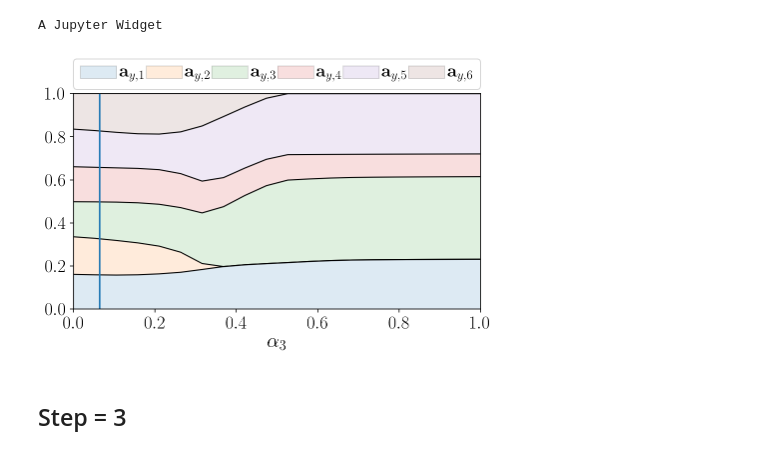
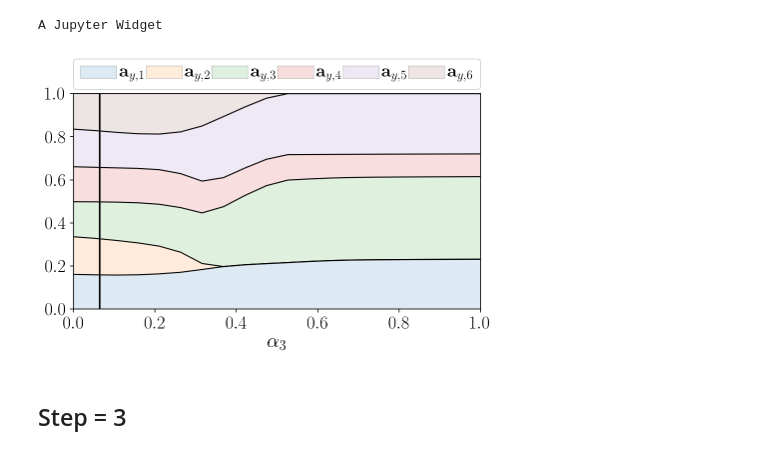
Before and after one commit to Intelligent-Systems-Phystech/MSThesis, a Jupyter notebook: Isachenko2018MultivariateQPFS/code/3-ImportancesECoG.ipynb, the cells around one changed output. Drawn from its saved outputs; the diff is of its cells as text; code cells hidden in the pictures.

```diff
--- a/Isachenko2018MultivariateQPFS/code/3-ImportancesECoG.ipynb
+++ b/Isachenko2018MultivariateQPFS/code/3-ImportancesECoG.ipynb
@@ -29,7 +29,7 @@ def score_vs_alpha3(qpfs, alpha3_array):
         alphas = qpfs.get_alpha(alpha3)
         qpfs.solve_problem(alphas)
         alphas_history.append(alphas)
-        score_history.append(qpfs.score)
+        score_history.append((qpfs.zx, qpfs.zy))
     return score_history, alphas_history
 # %%
 def get_autoreg_Y(Y, step=1):
@@ -53,7 +53,7 @@ def plot_features_vs_alpha(n_x, n_y, alpha3_array, score_history, alpha=None,
 
     prev = 0.
     for i in range(n_y):
-        cur = [np.sum(a[n_x:n_x + i + 1]) for a in score_history]
+        cur = [np.sum(sh[1][:i + 1]) for sh in score_history]
         plt.plot(alpha3_array, cur, c='k', linewidth=1.)
         plt.fill_between(alpha3_array, cur, prev, alpha=0.15, edgecolor='k',
                          label=r'{}'.format('$\mathbf{a}_{y,' + str(i + 1) + '}$'))
@@ -63,7 +63,7 @@ def plot_features_vs_alpha(n_x, n_y, alpha3_array, score_history, alpha=None,
     plt.xlim(0., 1.)
 
     if alpha is not None:
-        plt.axvline(x=alpha)
+        plt.axvline(x=alpha, c='k')
 
     if legend_disable:
         bea = ()
@@ -74,7 +74,7 @@ def plot_features_vs_alpha(n_x, n_y, alpha3_array, score_history, alpha=None,
 
     plt.xlabel(r'$\alpha_3$')
     plt.tight_layout()
-    plt.savefig(f'figs/features_vs_alpha_ecog_{n_y}.pdf', format='pdf', bbox_extra_artists=bea, bbox_inches='tight')
+    #plt.savefig(f'figs/features_vs_alpha_ecog_{n_y}.pdf', format='pdf', bbox_extra_artists=bea, bbox_inches='tight')
     plt.show()
 # %%
 Xtrain = sc.io.loadmat('./../data/ECoG_X_train.mat')['X_train'].reshape([-1, 32 * 27])
@@ -93,7 +93,7 @@ print(Xtest.shape, Ytest.shape)
 # %% [markdown]
 ## Step = 1
 # %%
-mqpfs = MultivariateQPFS()
+mqpfs = MultivariateQPFS(mode='SymImp')
 mqpfs.get_params(Xtrain, Ytrain)
 alphas = mqpfs.get_alpha()
 alphas
@@ -140,15 +139,14 @@ np.save('res/features_vs_alpha_ecog_3_{}.npy'.format(step), np.array(score_histo
 # %% [output]
 A Jupyter Widget
 # %%
-score_history = np.load('res/features_vs_alpha_ecog_3_{}.npy'.format(step))
+#score_history = np.load('res/features_vs_alpha_ecog_3_{}.npy'.format(step))
 alpha3_array = np.linspace(0, 1, 20)
 
-n_x = n_features
-n_y = len(score_history[0]) - n_features
+n_x, n_y = Xtrain_ar.shape[1], Ytrain_ar.shape[1]
 
 plot_features_vs_alpha(n_x, n_y, alpha3_array, score_history, alpha=alphas[-1])
 # %% [output]
-[figure, old version]
+[figure, new version]
 # %% [markdown]
 ## Step = 3
 # %%
```
Also changed, not shown: parts of 10 cells of this notebook, 3 other files.
